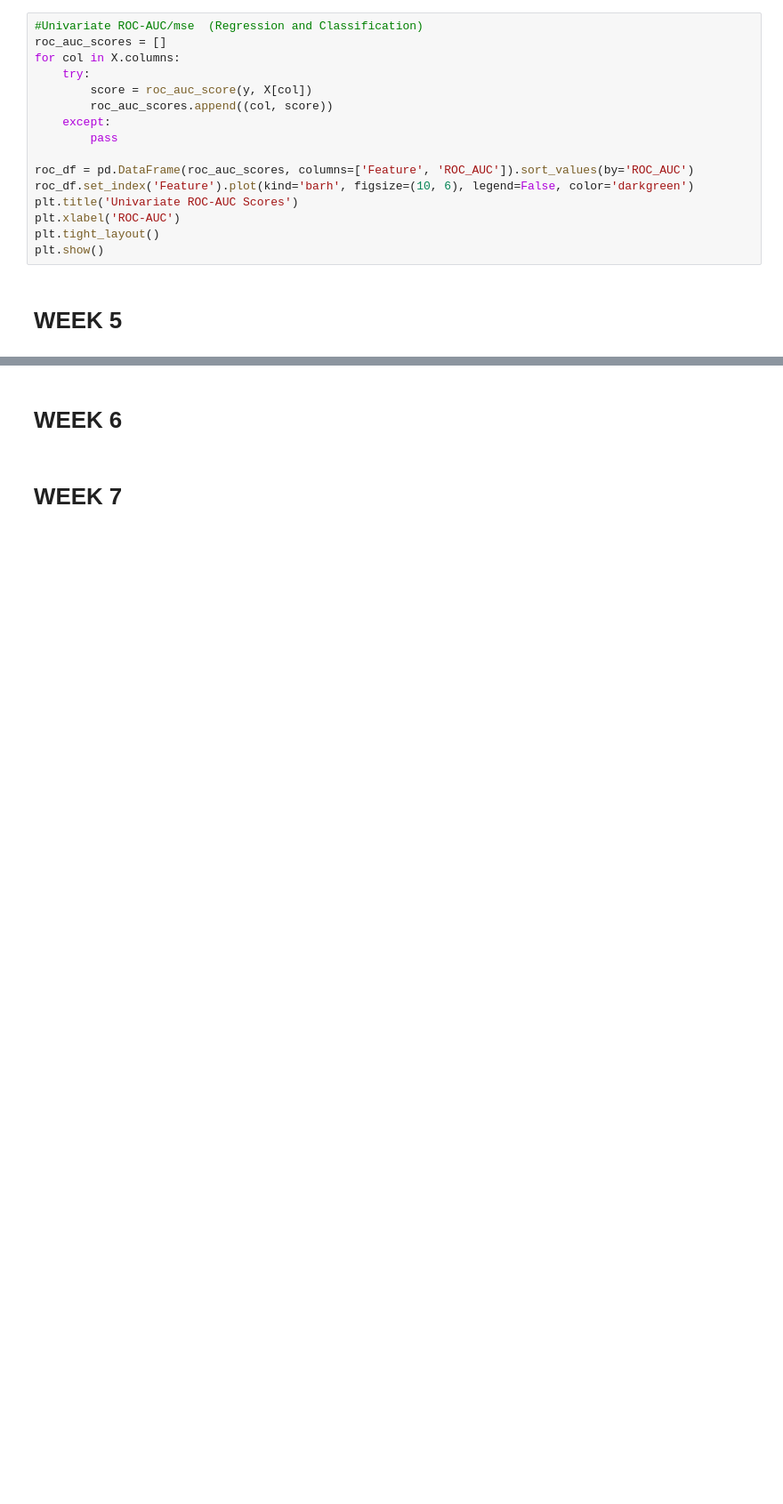
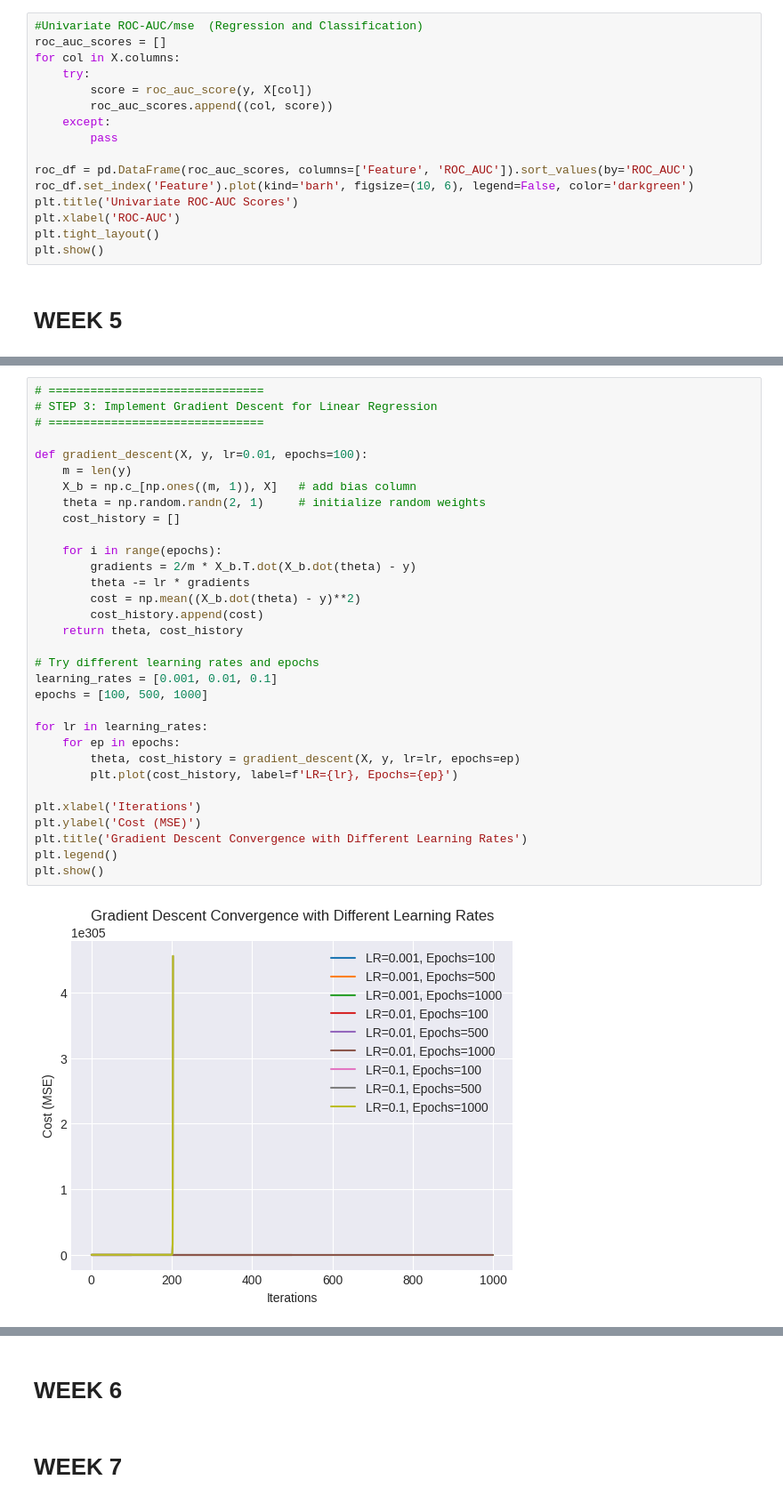
Before and after one commit to V4T5AV/ML, a Jupyter notebook: ML.ipynb, the cells around one changed output, grey strips where cells are left out. Shown at 89% size. Drawn from its saved outputs; the diff is of its cells as text; blank space fills up the shorter version.

```diff
--- a/ML.ipynb
+++ b/ML.ipynb
@@ -615,0 +649,34 @@ plt.show()
+# %%
+# ===============================
+# STEP 3: Implement Gradient Descent for Linear Regression
+# ===============================
+
+def gradient_descent(X, y, lr=0.01, epochs=100):
+    m = len(y)
+    X_b = np.c_[np.ones((m, 1)), X]   # add bias column
+    theta = np.random.randn(2, 1)     # initialize random weights
+    cost_history = []
+
+    for i in range(epochs):
+        gradients = 2/m * X_b.T.dot(X_b.dot(theta) - y)
+        theta -= lr * gradients
+        cost = np.mean((X_b.dot(theta) - y)**2)
+        cost_history.append(cost)
+    return theta, cost_history
+
+# Try different learning rates and epochs
+learning_rates = [0.001, 0.01, 0.1]
+epochs = [100, 500, 1000]
+
+for lr in learning_rates:
+    for ep in epochs:
+        theta, cost_history = gradient_descent(X, y, lr=lr, epochs=ep)
+        plt.plot(cost_history, label=f'LR={lr}, Epochs={ep}')
+
+plt.xlabel('Iterations')
+plt.ylabel('Cost (MSE)')
+plt.title('Gradient Descent Convergence with Different Learning Rates')
+plt.legend()
+plt.show()
+# %% [output]
+[figure, added]
```
Also changed, not shown: parts of 7 cells of this notebook.
